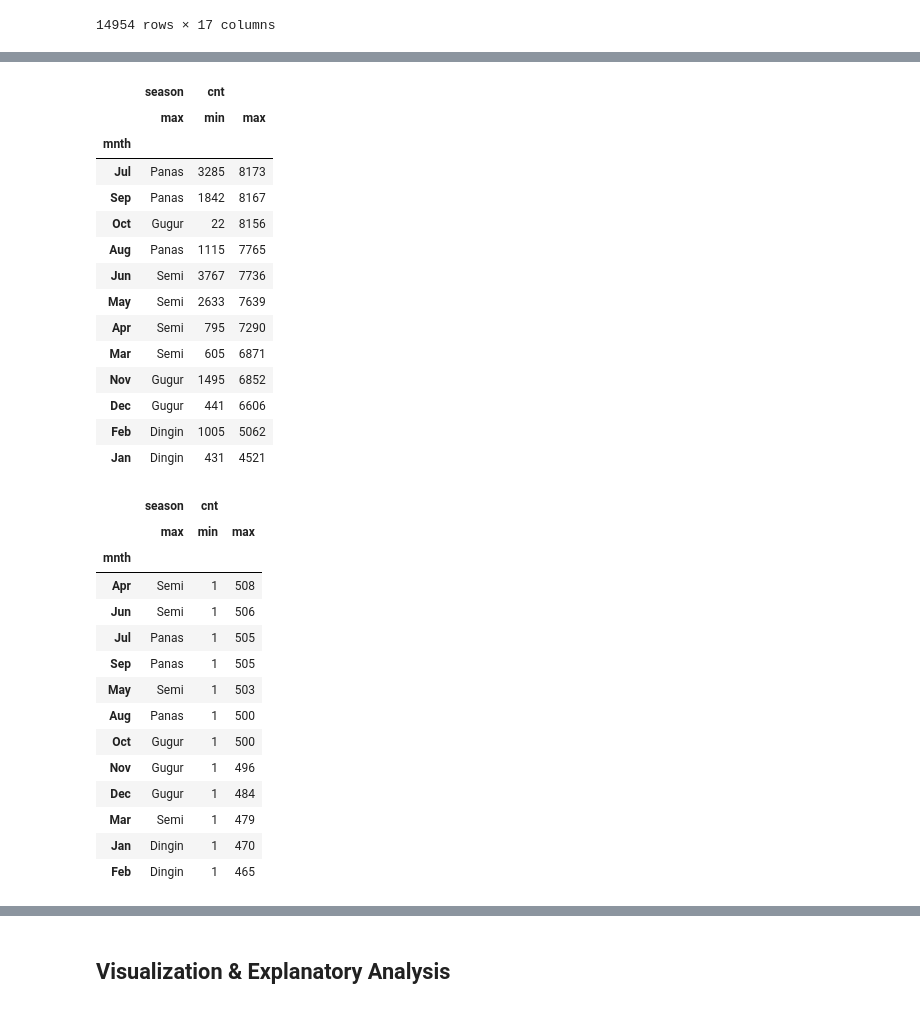
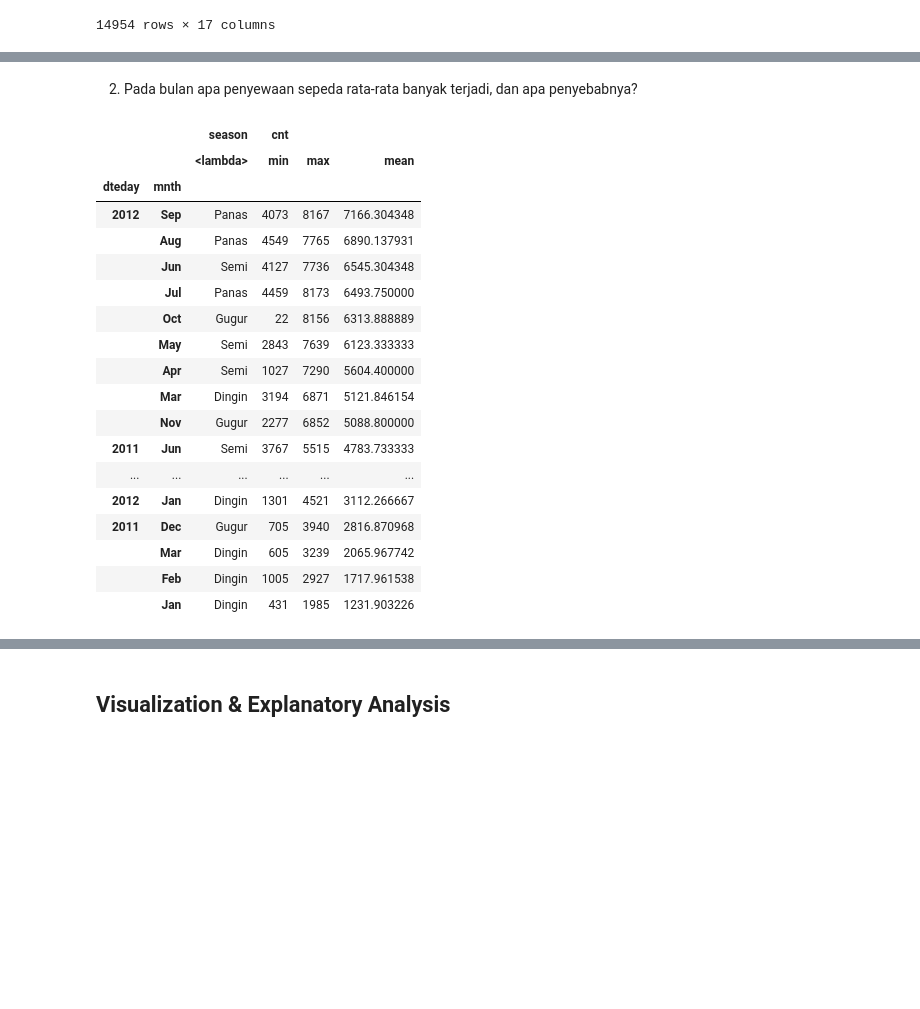
Before and after one commit to penhele/proyek_analisis_data, a Jupyter notebook: notebook.ipynb, the cells around one changed output, grey strips where cells are left out. Cells and saved outputs as stored; diff of their text form; code cells hidden in the pictures; blank space fills up the shorter version.

```diff
--- a/notebook.ipynb
+++ b/notebook.ipynb
@@ -468,42 +528,27 @@ hour_df.sort_values(by="cnt", ascending=False)
+# %% [markdown]
+2. Pada bulan apa penyewaan sepeda rata-rata banyak terjadi, dan apa penyebabnya?
 # %%
-day_df.groupby(by="mnth").agg({
-    "season": "max",
-    "cnt": ["min", "max"]
-}).sort_values(by=("cnt", "max"), ascending=False)
+day_df.groupby([day_df["dteday"].dt.year, "mnth"]).agg({
+    "season": lambda x: x.mode()[0],
+    "cnt": ["min", "max", "mean"]
+}).sort_values(by=("cnt", "mean"), ascending=False)
 # %% [output]
-|  | season | cnt |  |
-|  | max | min | max |
-| mnth |  |  |  |
-| Jul | Panas | 3285 | 8173 |
-| Sep | Panas | 1842 | 8167 |
-| Oct | Gugur | 22 | 8156 |
-| Aug | Panas | 1115 | 7765 |
-| Jun | Semi | 3767 | 7736 |
-| May | Semi | 2633 | 7639 |
-| Apr | Semi | 795 | 7290 |
-| Mar | Semi | 605 | 6871 |
-| Nov | Gugur | 1495 | 6852 |
-| Dec | Gugur | 441 | 6606 |
-| Feb | Dingin | 1005 | 5062 |
-| Jan | Dingin | 431 | 4521 |
+|  |  | season | cnt |  |  |
+|  |  | <lambda> | min | max | mean |
+| dteday | mnth |  |  |  |  |
+| 2012 | Sep | Panas | 4073 | 8167 | 7166.304348 |
+|  | Aug | Panas | 4549 | 7765 | 6890.137931 |
+|  | Jun | Semi | 4127 | 7736 | 6545.304348 |
+|  | Jul | Panas | 4459 | 8173 | 6493.750000 |
+|  | Oct | Gugur | 22 | 8156 | 6313.888889 |
+|  | May | Semi | 2843 | 7639 | 6123.333333 |
+|  | Apr | Semi | 1027 | 7290 | 5604.400000 |
+|  | Mar | Dingin | 3194 | 6871 | 5121.846154 |
+|  | Nov | Gugur | 2277 | 6852 | 5088.800000 |
+| 2011 | Jun | Semi | 3767 | 5515 | 4783.733333 |
+| ... | ... | ... | ... | ... | ... |
+| 2012 | Jan | Dingin | 1301 | 4521 | 3112.266667 |
+| 2011 | Dec | Gugur | 705 | 3940 | 2816.870968 |
+|  | Mar | Dingin | 605 | 3239 | 2065.967742 |
+|  | Feb | Dingin | 1005 | 2927 | 1717.961538 |
+|  | Jan | Dingin | 431 | 1985 | 1231.903226 |
-# %%
-hour_df.groupby(by="mnth").agg({
-    "season": "max",
-    "cnt": ["min", "max"]
-}).sort_values(by=("cnt", "max"), ascending=False)
-# %% [output]
-|  | season | cnt |  |
-|  | max | min | max |
-| mnth |  |  |  |
-| Apr | Semi | 1 | 508 |
-| Jun | Semi | 1 | 506 |
-| Jul | Panas | 1 | 505 |
-| Sep | Panas | 1 | 505 |
-| May | Semi | 1 | 503 |
-| Aug | Panas | 1 | 500 |
-| Oct | Gugur | 1 | 500 |
-| Nov | Gugur | 1 | 496 |
-| Dec | Gugur | 1 | 484 |
-| Mar | Semi | 1 | 479 |
-| Jan | Dingin | 1 | 470 |
-| Feb | Dingin | 1 | 465 |
```
Also changed, not shown: parts of 29 cells of this notebook, 1 other file.
